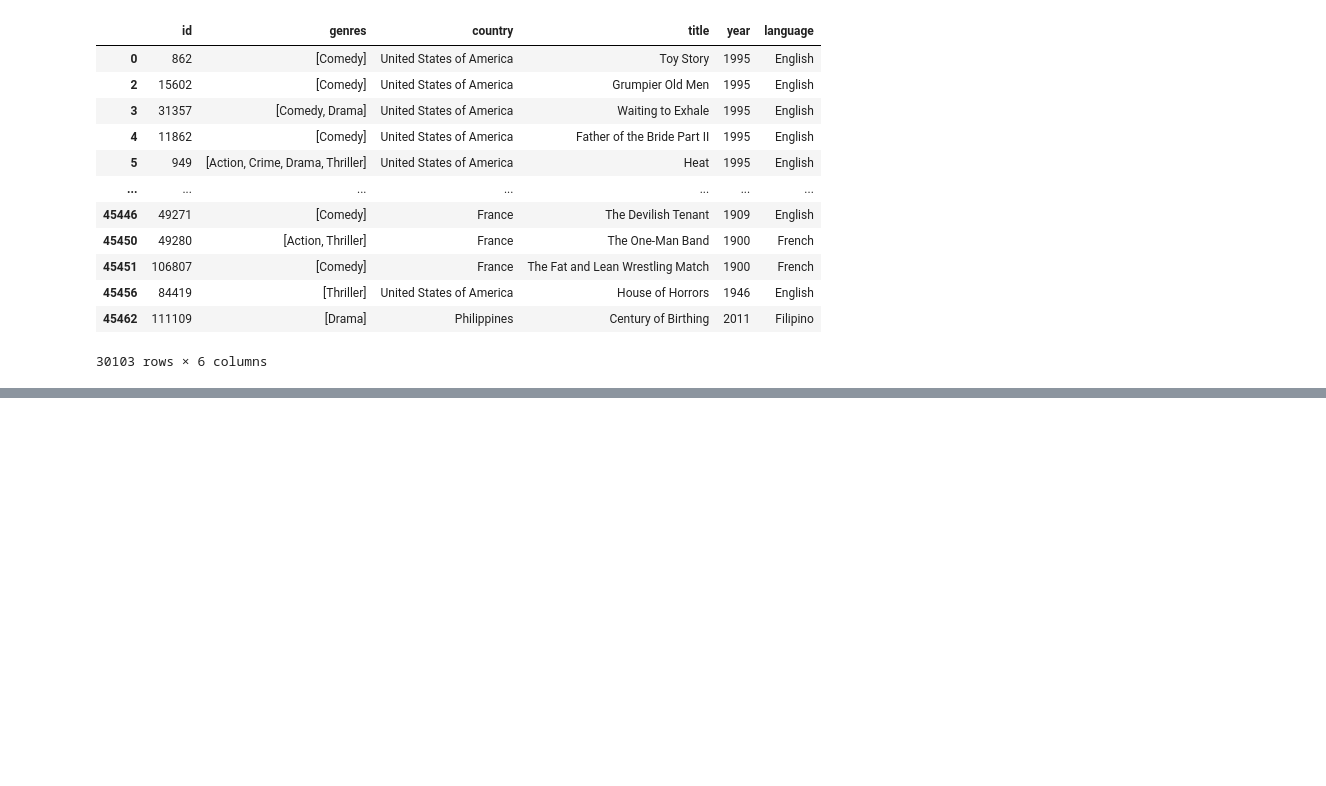
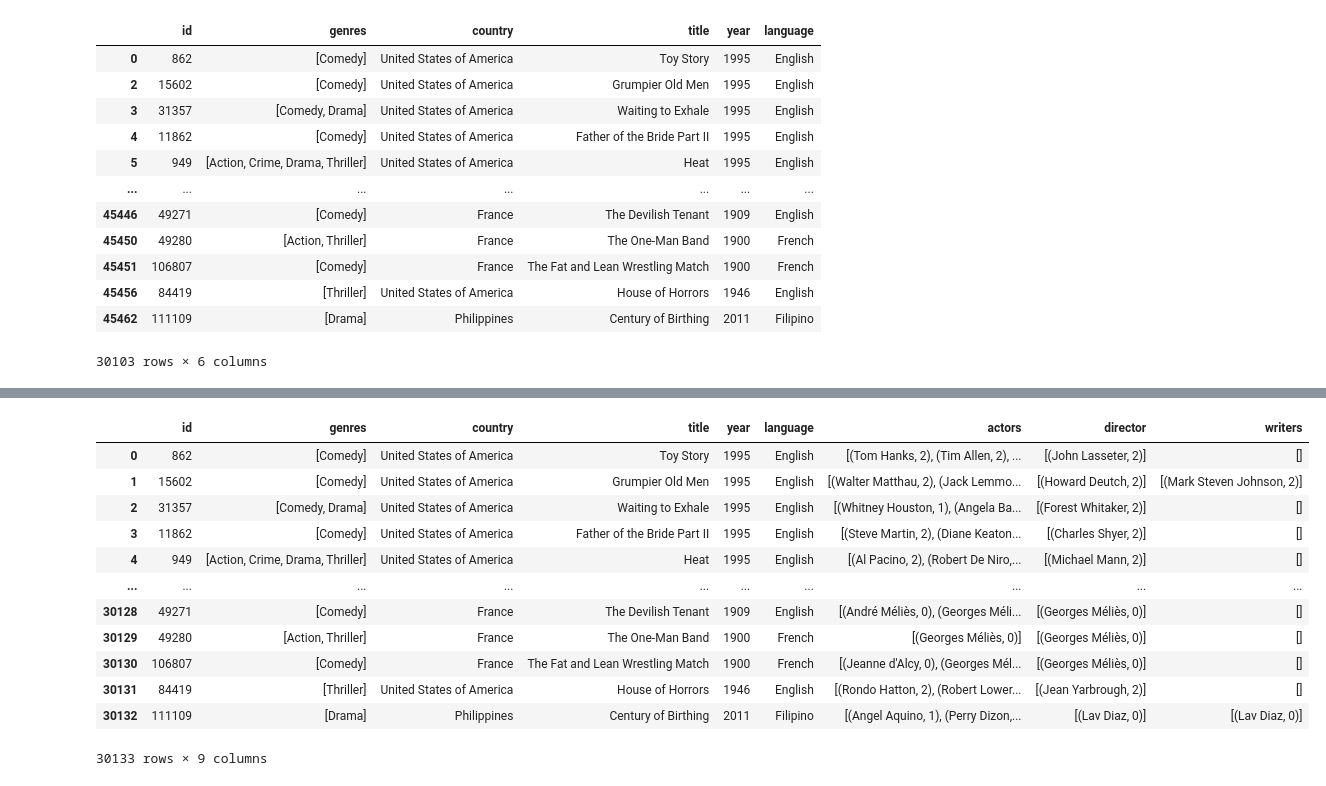
Before and after one commit to AurelieMrtn/RDF-SPARQL-app, a Jupyter notebook: Projet/Projet-mardown.ipynb, the cells around one changed output, grey strips where cells are left out. Drawn from its saved outputs; the diff is of its cells as text; code cells hidden in the pictures; blank space fills up the shorter version.

```diff
--- a/Projet/Projet-mardown.ipynb
+++ b/Projet/Projet-mardown.ipynb
@@ -201 +262,31 @@ mov.to_csv('mov.csv', index=False)
+# %%
+import ast
+from owlready2 import *
+import pandas as pd
+
+# Load the ontology
+onto = get_ontology("Ontology1.owl").load()
+
+# Define the classes in the ontology
+df = pd.read_csv('mov.csv')
+df['genres'] = df['genres'].apply(lambda x: ast.literal_eval(x))
+df['actors'] = df['actors'].apply(lambda x: ast.literal_eval(x))
+df['director'] = df['director'].apply(lambda x: ast.literal_eval(x))
+df['writers'] = df['writers'].apply(lambda x: ast.literal_eval(x))
+# Loop through the rows of the CSV file and create instances of the Movie class
+df
+# %% [output]
+|  | id | genres | country | title | year | language | actors | director | writers |
+| 0 | 862 | [Comedy] | United States of America | Toy Story | 1995 | English | [(Tom Hanks, 2), (Tim Allen, 2), ... | [(John Lasseter, 2)] | [] |
+| 1 | 15602 | [Comedy] | United States of America | Grumpier Old Men | 1995 | English | [(Walter Matthau, 2), (Jack Lemmo... | [(Howard Deutch, 2)] | [(Mark Steven Johnson, 2)] |
+| 2 | 31357 | [Comedy, Drama] | United States of America | Waiting to Exhale | 1995 | English | [(Whitney Houston, 1), (Angela Ba... | [(Forest Whitaker, 2)] | [] |
+| 3 | 11862 | [Comedy] | United States of America | Father of the Bride Part II | 1995 | English | [(Steve Martin, 2), (Diane Keaton... | [(Charles Shyer, 2)] | [] |
+| 4 | 949 | [Action, Crime, Drama, Thriller] | United States of America | Heat | 1995 | English | [(Al Pacino, 2), (Robert De Niro,... | [(Michael Mann, 2)] | [] |
+| ... | ... | ... | ... | ... | ... | ... | ... | ... | ... |
+| 30128 | 49271 | [Comedy] | France | The Devilish Tenant | 1909 | English | [(André Méliès, 0), (Georges Méli... | [(Georges Méliès, 0)] | [] |
+| 30129 | 49280 | [Action, Thriller] | France | The One-Man Band | 1900 | French | [(Georges Méliès, 0)] | [(Georges Méliès, 0)] | [] |
+| 30130 | 106807 | [Comedy] | France | The Fat and Lean Wrestling Match | 1900 | French | [(Jeanne d'Alcy, 0), (Georges Mél... | [(Georges Méliès, 0)] | [] |
+| 30131 | 84419 | [Thriller] | United States of America | House of Horrors | 1946 | English | [(Rondo Hatton, 2), (Robert Lower... | [(Jean Yarbrough, 2)] | [] |
+| 30132 | 111109 | [Drama] | Philippines | Century of Birthing | 2011 | Filipino | [(Angel Aquino, 1), (Perry Dizon,... | [(Lav Diaz, 0)] | [(Lav Diaz, 0)] |
+30133 rows × 9 columns
 # %%
```
Also changed, not shown: parts of 6 cells of this notebook, 3 other files.
